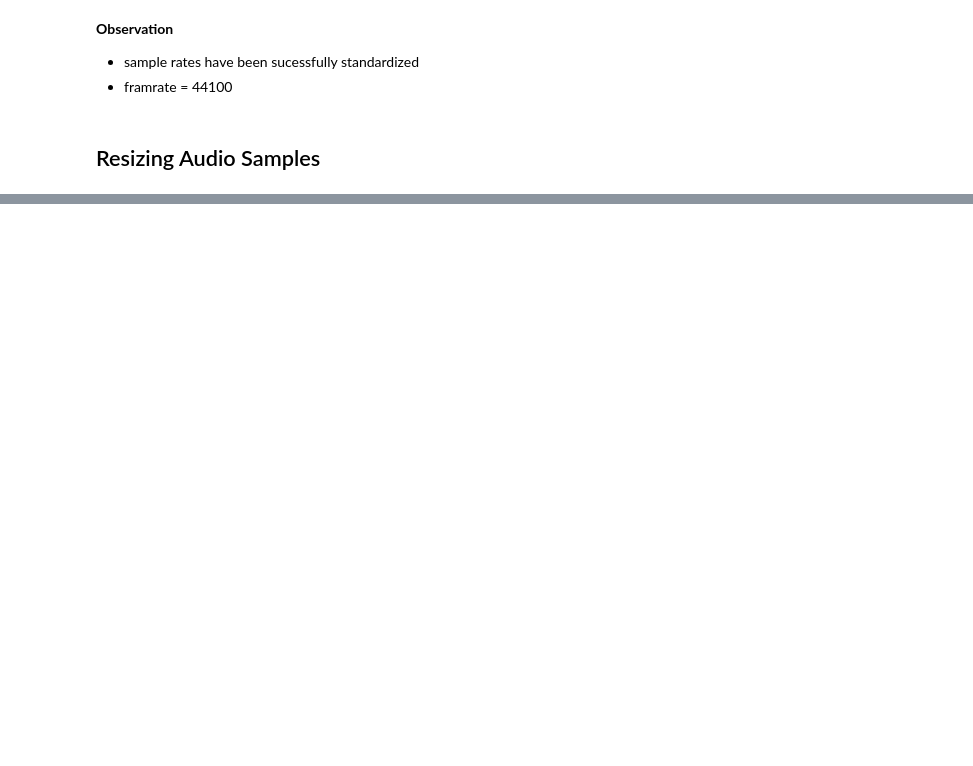
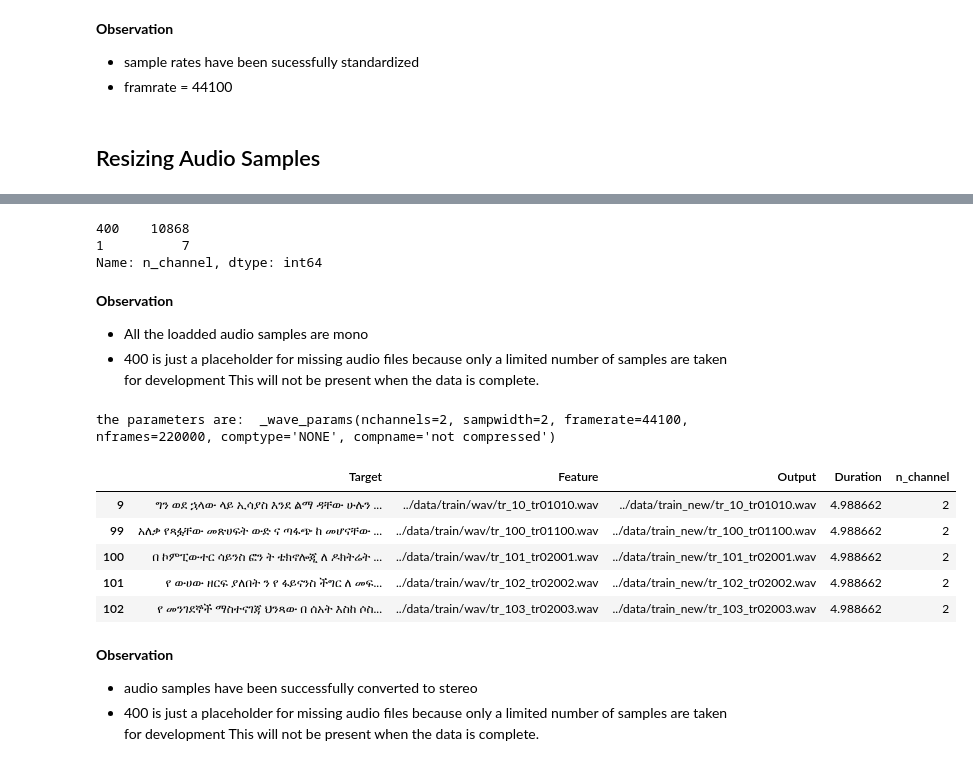
Before and after one commit to Micky373/speech_to_text, a Jupyter notebook: notebooks/preprocessing.ipynb, the cells around one changed output, grey strips where cells are left out. Saved outputs shown, nothing was run; the diff lists cells and outputs as text; code cells hidden in the pictures; blank space fills up the shorter version.

```diff
--- a/notebooks/preprocessing.ipynb
+++ b/notebooks/preprocessing.ipynb
@@ -157 +131,15 @@ selection.head()
+# %%
+# checking number of channels
+
+meta_data["n_channel"].value_counts()
+# %% [output]
+400    10868
+1          7
+Name: n_channel, dtype: int64
+# %% [markdown]
+**Observation**
+- All the loadded audio samples are mono
+- 400 is just a placeholder for missing audio files
+  because only a limited number of samples are taken for development
+  This will not be present when the data is complete.
 # %%
@@ -159,6 +147,24 @@ selection.head()
 
 DC.make_stereo(meta_data, True)
 # %%
+# making sure everything is right
+data =  wave.open('../data/train_new/tr_10_tr01010.wav')
+print("the parameters are: ", data.getparams())
+meta_data= DC.add_duration(meta_data, output= True)
 meta_data= DC.channel_count(meta_data, output= True)
 selection = meta_data[meta_data["Duration"] != 400]
 selection.head()
+# %% [output]
+the parameters are:  _wave_params(nchannels=2, sampwidth=2, framerate=44100, nframes=220000, comptype='NONE', compname='not compressed')
+|  | Target | Feature | Output | Duration | n_channel |
+| 9 | ግን ወደ ኋላው ላይ ኢሳያስ እንደ ልማ ዳቸው ሁሉን ... | ../data/train/wav/tr_10_tr01010.wav | ../data/train_new/tr_10_tr01010.wav | 4.988662 | 2 |
+| 99 | አለቃ የጻፏቸው መጽሀፍት ውድ ና ጣፋጭ ከ መሆናቸው ... | ../data/train/wav/tr_100_tr01100.wav | ../data/train_new/tr_100_tr01100.wav | 4.988662 | 2 |
+| 100 | በ ኮምፒውተር ሳይንስ ፎን ት ቴክኖሎጂ ለ ዶክትሬት ... | ../data/train/wav/tr_101_tr02001.wav | ../data/train_new/tr_101_tr02001.wav | 4.988662 | 2 |
+| 101 | የ ውሀው ዘርፍ ያለበት ን የ ፋይናንስ ችግር ለ መፍ... | ../data/train/wav/tr_102_tr02002.wav | ../data/train_new/tr_102_tr02002.wav | 4.988662 | 2 |
+| 102 | የ መንገደኞች ማስተናገጃ ህንጻው በ ሰአት እስከ ሶስ... | ../data/train/wav/tr_103_tr02003.wav | ../data/train_new/tr_103_tr02003.wav | 4.988662 | 2 |
+# %% [markdown]
+**Observation**
+- audio samples have been successfully converted to stereo
+- 400 is just a placeholder for missing audio files
+  because only a limited number of samples are taken for development
+  This will not be present when the data is complete.
```
Also changed, not shown: parts of 17 cells of this notebook, 2 other files.
